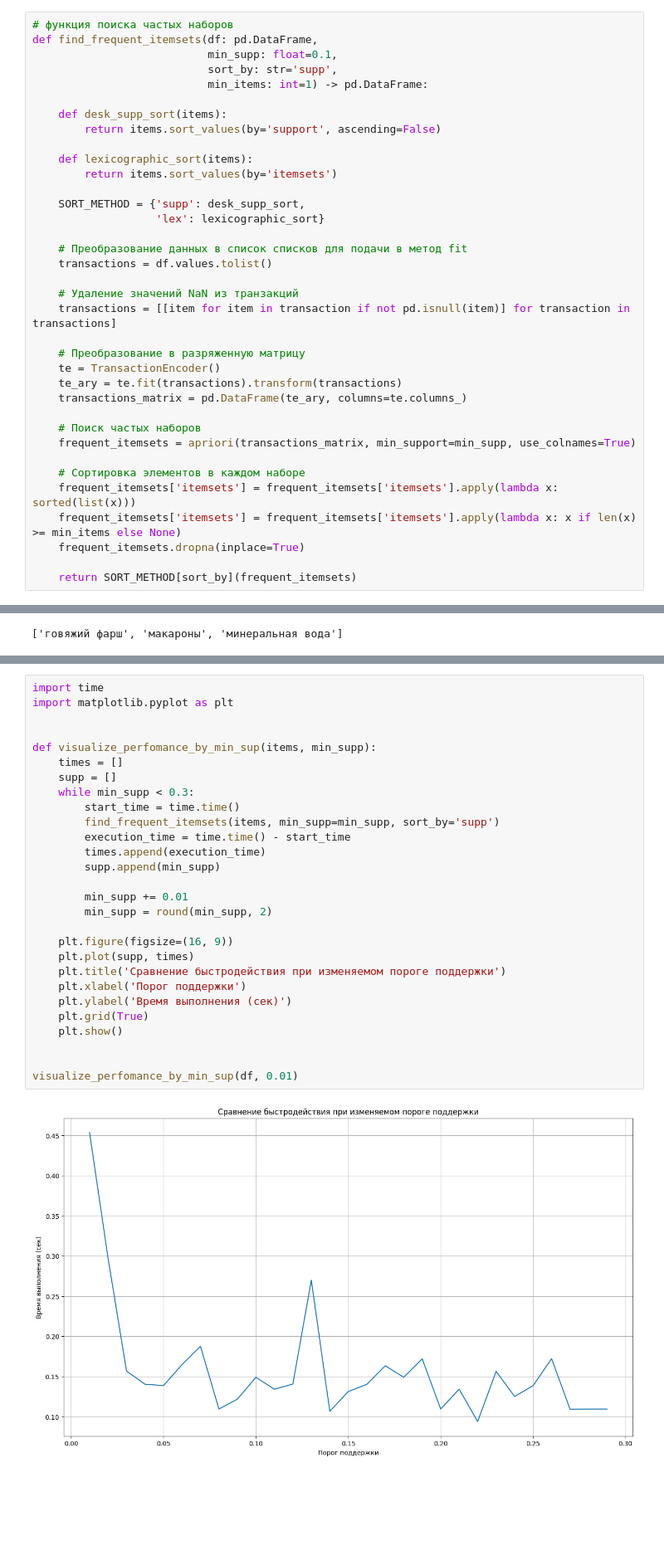
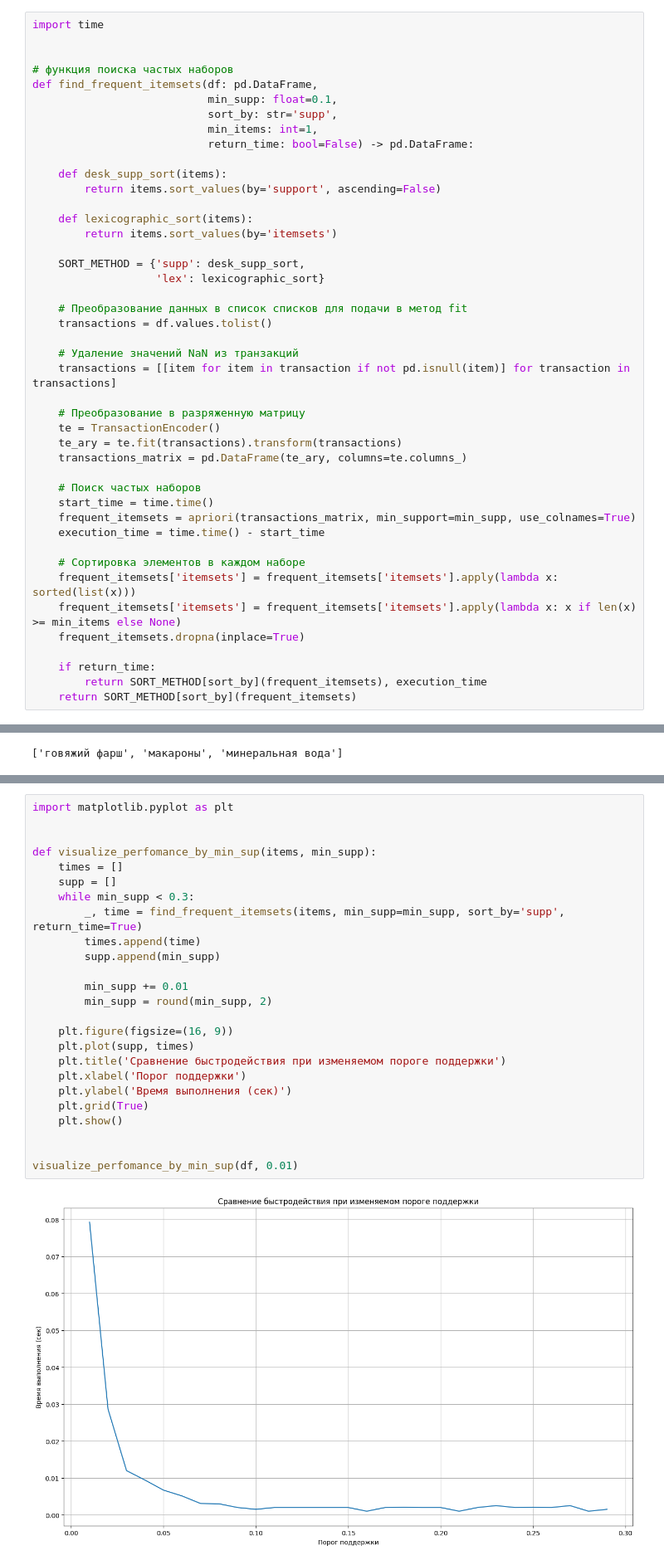
Before and after one commit to Santiperro/analytical-information-processing-technologies, a Jupyter notebook: pattern_mining/freq_pattern_mining.ipynb, the cells around one changed output, grey strips where cells are left out. Shown at 83% size. Cells and saved outputs as stored; diff of their text form; blank space fills up the shorter version.

```diff
--- a/pattern_mining/freq_pattern_mining.ipynb
+++ b/pattern_mining/freq_pattern_mining.ipynb
@@ -45,11 +45,15 @@ df
 | 7500 | яйца | замороженный смузи | йогурт | низкокалорийный йогурт | NaN | NaN | NaN | NaN | NaN | NaN | NaN | ... |
 7501 rows × 20 columns
 # %%
+import time
+
+
 # функция поиска частых наборов
 def find_frequent_itemsets(df: pd.DataFrame,
                            min_supp: float=0.1,
                            sort_by: str='supp',
-                           min_items: int=1) -> pd.DataFrame:
+                           min_items: int=1,
+                           return_time: bool=False) -> pd.DataFrame:
 
     def desk_supp_sort(items):
         return items.sort_values(by='support', ascending=False)
@@ -72,13 +76,17 @@ def find_frequent_itemsets(df: pd.DataFrame,
     transactions_matrix = pd.DataFrame(te_ary, columns=te.columns_)
 
     # Поиск частых наборов
+    start_time = time.time()
     frequent_itemsets = apriori(transactions_matrix, min_support=min_supp, use_colnames=True)
+    execution_time = time.time() - start_time
 
     # Сортировка элементов в каждом наборе
     frequent_itemsets['itemsets'] = frequent_itemsets['itemsets'].apply(lambda x: sorted(list(x)))
     frequent_itemsets['itemsets'] = frequent_itemsets['itemsets'].apply(lambda x: x if len(x) >= min_items else None)
     frequent_itemsets.dropna(inplace=True)
 
+    if return_time:
+        return SORT_METHOD[sort_by](frequent_itemsets), execution_time
     return SORT_METHOD[sort_by](frequent_itemsets)
 # %% [markdown]
 ### Эксперименты
@@ -138,35 +149,32 @@ freq_items.head(10)
 Такие товары, как [говяжий фарш, макароны] или [макароны, яйца] могут быть ингредентами <br>
 для какого-нибудь блюда, поэтому их могут часто покупать вместе
 # %%
-import time
 import matplotlib.pyplot as plt
 
 
 def visualize_perfomance_by_min_sup(items, min_supp):
     times = []
     supp = []
     while min_supp < 0.3:
-        start_time = time.time()
-        find_frequent_itemsets(items, min_supp=min_supp, sort_by='supp')
-        execution_time = time.time() - start_time
-        times.append(execution_time)
+        _, time = find_frequent_itemsets(items, min_supp=min_supp, sort_by='supp', return_time=True)
+        times.append(time)
         supp.append(min_supp)
 
         min_supp += 0.01
         min_supp = round(min_supp, 2)
 
     plt.figure(figsize=(16, 9))
     plt.plot(supp, times)
     plt.title('Сравнение быстродействия при изменяемом пороге поддержки')
     plt.xlabel('Порог поддержки')
     plt.ylabel('Время выполнения (сек)')
     plt.grid(True)
     plt.show()
 
 
 visualize_perfomance_by_min_sup(df, 0.01)
 # %% [output]
-[figure, old version]
+[figure, new version]
 # %% [markdown]
 Из графика видно, что поиск наборов занимает длительное время при небольших значениях <br>
 поддержки, однако при увеличении порога скорость вычисления начинает возврастать.<br>
```
Also changed, not shown: parts of 11 cells of this notebook.
